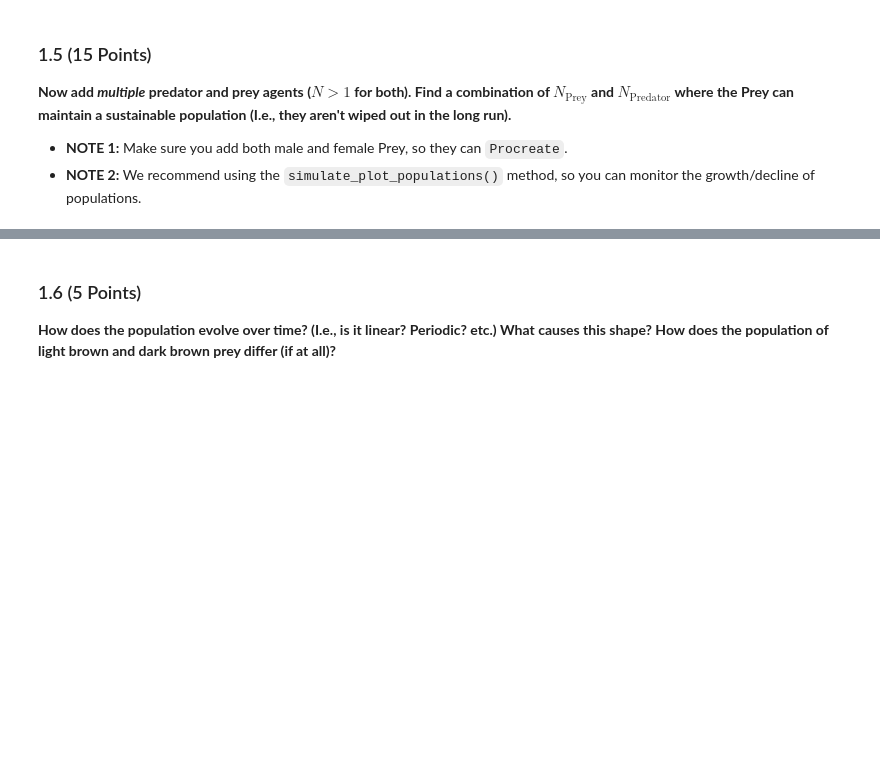
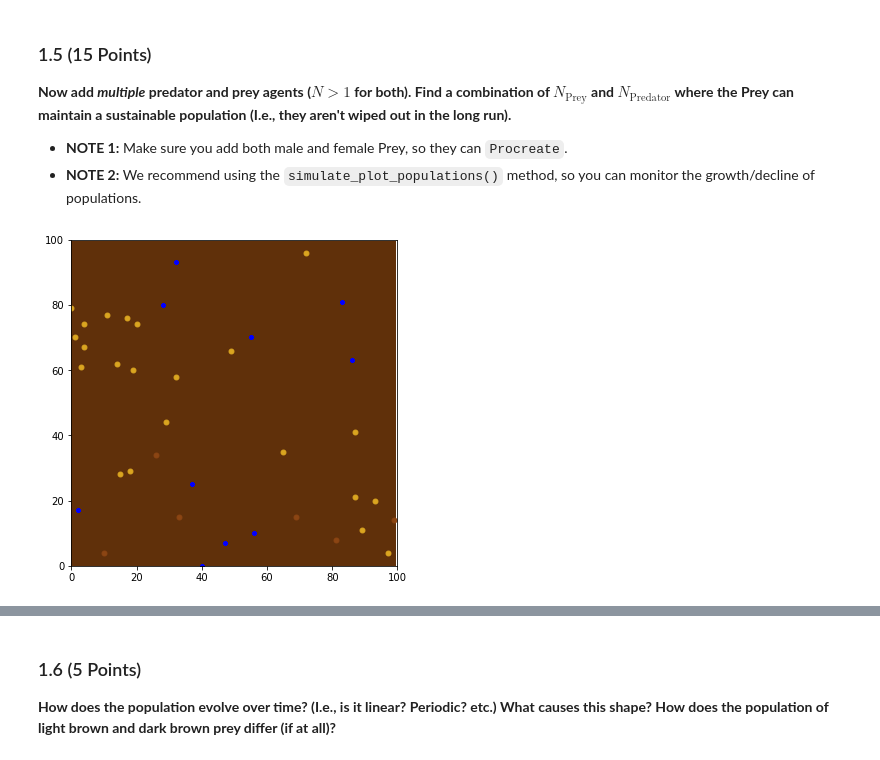
Before and after one commit to mccoll58/CMSE202-s23-turnin, a Jupyter notebook: HW3/HW3_ABMs_STUDENT.ipynb, the cells around one changed output, grey strips where cells are left out. Cells and saved outputs as stored; diff of their text form; code cells hidden in the pictures; blank space fills up the shorter version.

```diff
--- a/HW3/HW3_ABMs_STUDENT.ipynb
+++ b/HW3/HW3_ABMs_STUDENT.ipynb
@@ -102,0 +123,21 @@ NameError: name 'self' is not defined
+# %%
+#Write your code here
+New_E = Environment()
+for i in range(20):
+    Preyf = Animal_Agent(ptype = 'Prey', shape = 'o', color = 'red', sex = 'F')
+    Preyf.set_allele(1,1)
+    New_E.add_agent(Preyf)
+for j in range(20):
+    Preym = Animal_Agent(ptype = 'Prey', shape = 'o', color = 'orange', sex = 'M')
+    Preym.set_allele(0,0)
+    New_E.add_agent(Preym)
+for x in range(20):
+    Prey = Animal_Agent(ptype = 'Prey', shape = 'o', color = 'brown', sex = 'M')
+    Prey.set_allele(1,0)
+    New_E.add_agent(Prey)
+for h in range(10):
+    Predator = Animal_Agent(ptype = 'Predator', shape = 'P', color = 'blue')
+    New_E.add_agent(Predator)
+New_E.simulate(20)
+# %% [output]
+[figure, added]
```
Also changed, not shown: parts of 21 cells of this notebook.
